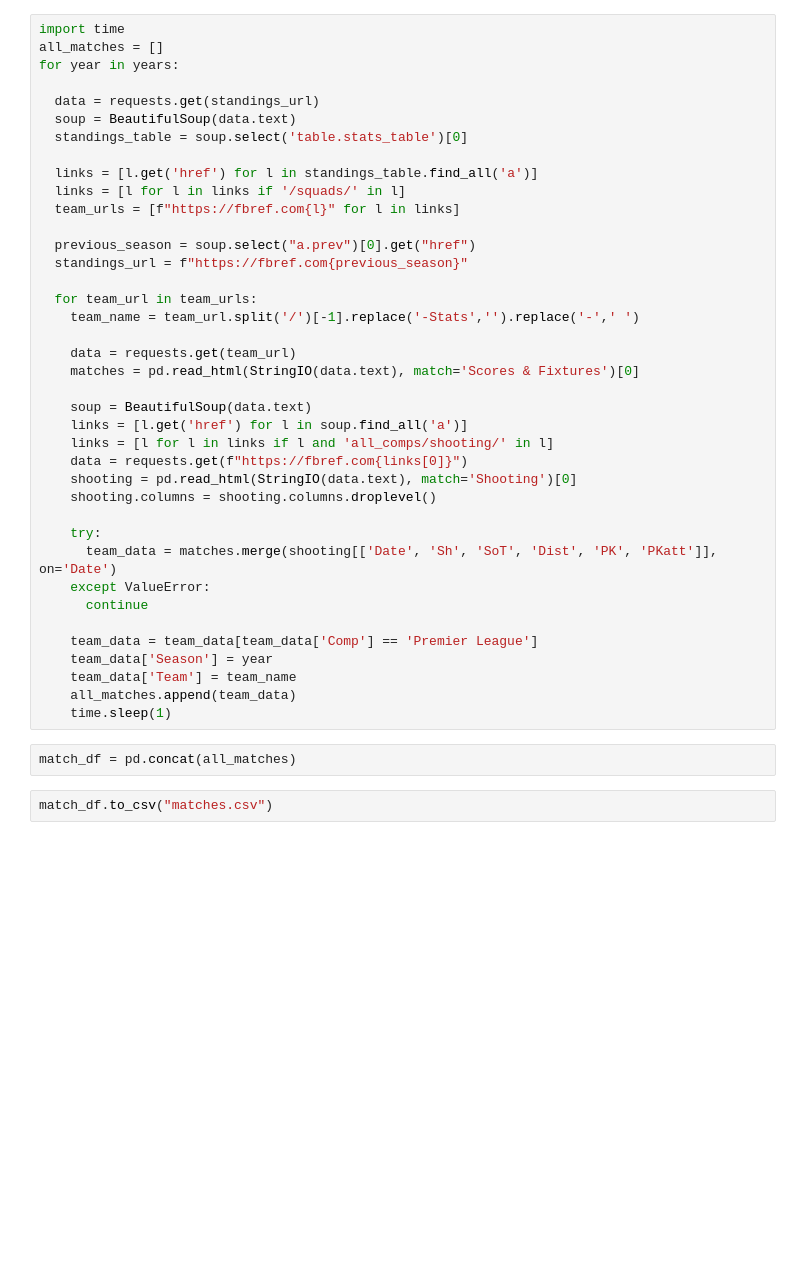
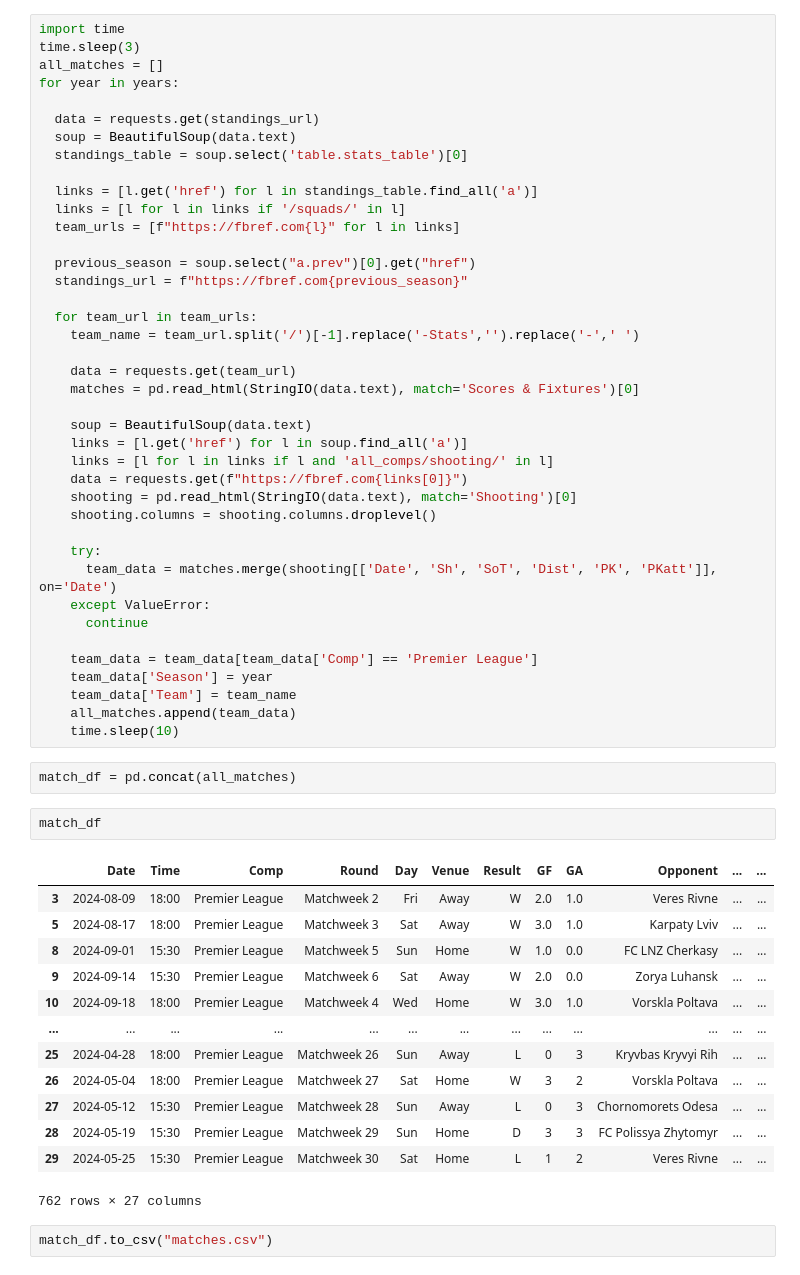
Before and after one commit to Pitap4ik/UkrainianPremierLeague_Analytics, a Jupyter notebook: UkrainianPremierLeague_DataScraping.ipynb, the cells around one changed output. Drawn from its saved outputs; the diff is of its cells as text; blank space fills up the shorter version.

Commit message:
wait time: 10 seconds

```diff
--- a/UkrainianPremierLeague_DataScraping.ipynb
+++ b/UkrainianPremierLeague_DataScraping.ipynb
@@ -67,6 +99,7 @@ years
 standings_url = "https://fbref.com/en/comps/39/Ukrainian-Premier-League-Stats"
 # %%
 import time
+time.sleep(3)
 all_matches = []
 for year in years:
 
@@ -103,8 +136,24 @@ for year in years:
     team_data['Season'] = year
     team_data['Team'] = team_name
     all_matches.append(team_data)
-    time.sleep(1)
+    time.sleep(10)
 # %%
 match_df = pd.concat(all_matches)
+# %%
+match_df
+# %% [output]
+|  | Date | Time | Comp | Round | Day | Venue | Result | GF | GA | Opponent | ... | ... |
+| 3 | 2024-08-09 | 18:00 | Premier League | Matchweek 2 | Fri | Away | W | 2.0 | 1.0 | Veres Rivne | ... | ... |
+| 5 | 2024-08-17 | 18:00 | Premier League | Matchweek 3 | Sat | Away | W | 3.0 | 1.0 | Karpaty Lviv | ... | ... |
+| 8 | 2024-09-01 | 15:30 | Premier League | Matchweek 5 | Sun | Home | W | 1.0 | 0.0 | FC LNZ Cherkasy | ... | ... |
+| 9 | 2024-09-14 | 15:30 | Premier League | Matchweek 6 | Sat | Away | W | 2.0 | 0.0 | Zorya Luhansk | ... | ... |
+| 10 | 2024-09-18 | 18:00 | Premier League | Matchweek 4 | Wed | Home | W | 3.0 | 1.0 | Vorskla Poltava | ... | ... |
+| ... | ... | ... | ... | ... | ... | ... | ... | ... | ... | ... | ... | ... |
+| 25 | 2024-04-28 | 18:00 | Premier League | Matchweek 26 | Sun | Away | L | 0 | 3 | Kryvbas Kryvyi Rih | ... | ... |
+| 26 | 2024-05-04 | 18:00 | Premier League | Matchweek 27 | Sat | Home | W | 3 | 2 | Vorskla Poltava | ... | ... |
+| 27 | 2024-05-12 | 15:30 | Premier League | Matchweek 28 | Sun | Away | L | 0 | 3 | Chornomorets Odesa | ... | ... |
+| 28 | 2024-05-19 | 15:30 | Premier League | Matchweek 29 | Sun | Home | D | 3 | 3 | FC Polissya Zhytomyr | ... | ... |
+| 29 | 2024-05-25 | 15:30 | Premier League | Matchweek 30 | Sat | Home | L | 1 | 2 | Veres Rivne | ... | ... |
+762 rows × 27 columns
 # %%
 match_df.to_csv("matches.csv")
```
Also changed, not shown: parts of 6 cells of this notebook.
